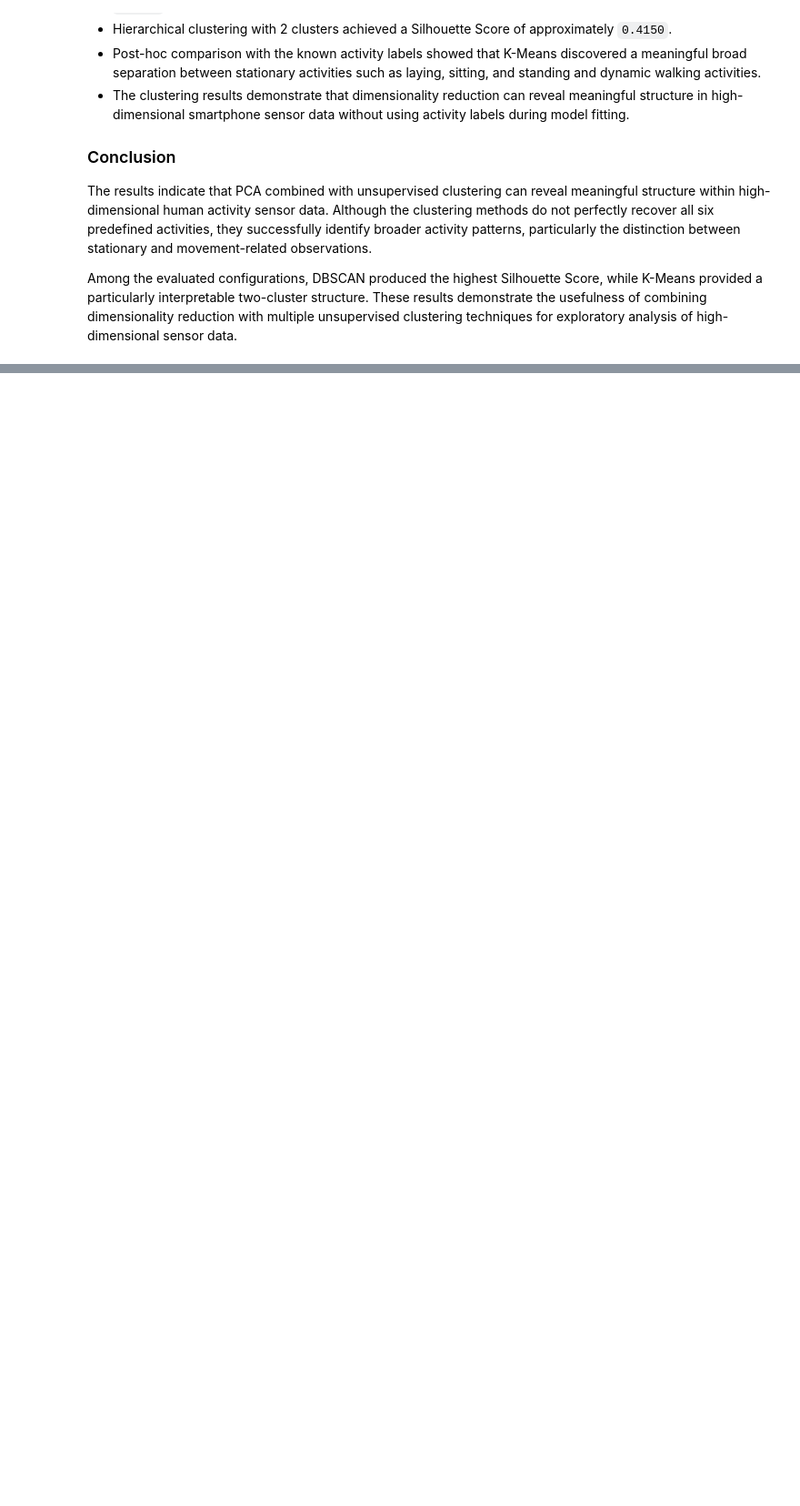
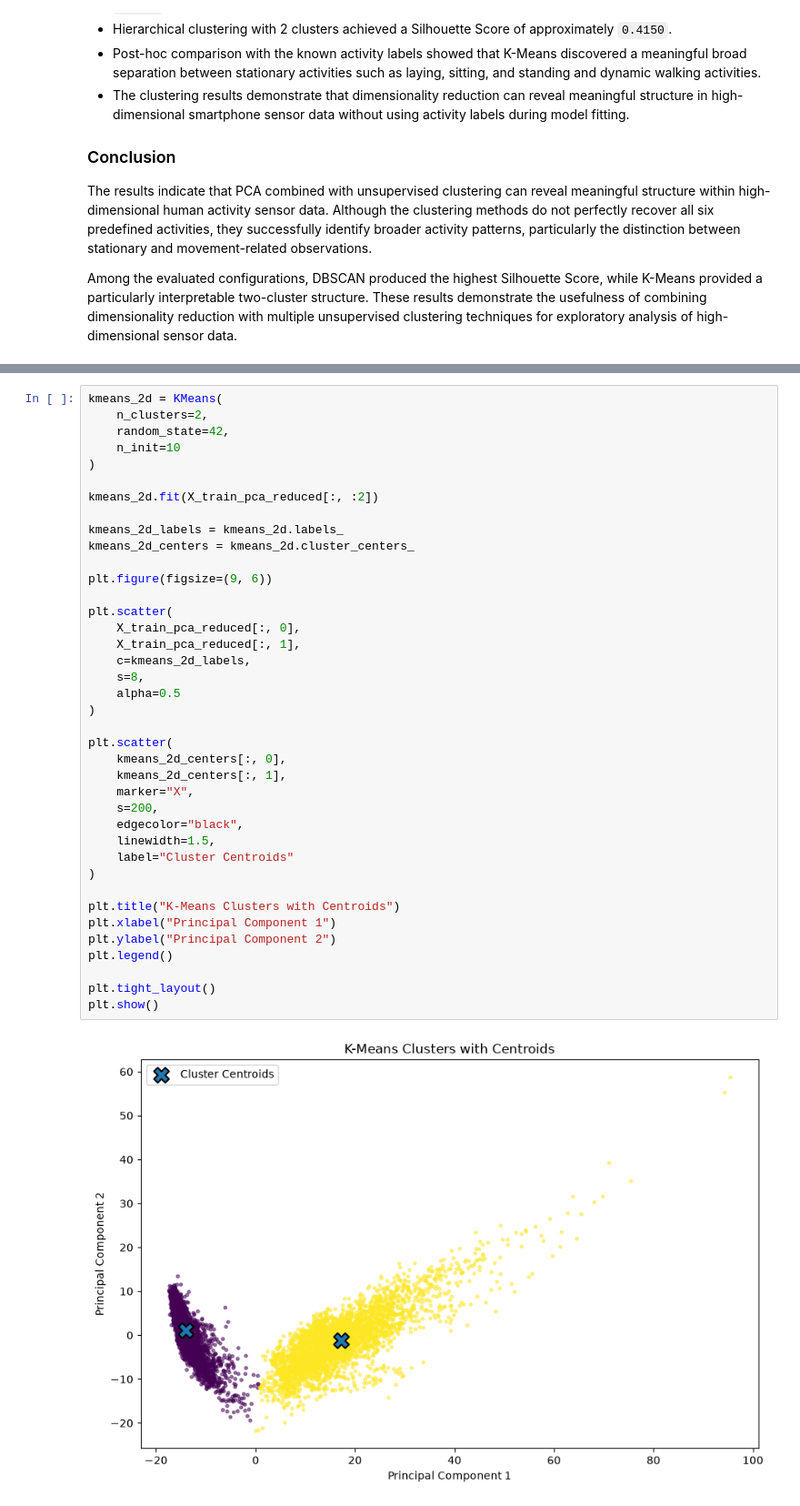
Before and after one commit to Debankumardas/Dimensionality-Reduction-Clustering, a Jupyter notebook: notebooks/dimensionality_reduction_clustering.ipynb, the cells around one changed output, grey strips where cells are left out. Shown at 91% size. Cells and saved outputs as stored; diff of their text form; blank space fills up the shorter version.

```diff
--- a/notebooks/dimensionality_reduction_clustering.ipynb
+++ b/notebooks/dimensionality_reduction_clustering.ipynb
@@ -1275,0 +1322,41 @@ Among the evaluated configurations, DBSCAN produced the highest Silhouette Score
+# %%
+kmeans_2d = KMeans(
+    n_clusters=2,
+    random_state=42,
+    n_init=10
+)
+
+kmeans_2d.fit(X_train_pca_reduced[:, :2])
+
+kmeans_2d_labels = kmeans_2d.labels_
+kmeans_2d_centers = kmeans_2d.cluster_centers_
+
+plt.figure(figsize=(9, 6))
+
+plt.scatter(
+    X_train_pca_reduced[:, 0],
+    X_train_pca_reduced[:, 1],
+    c=kmeans_2d_labels,
+    s=8,
+    alpha=0.5
+)
+
+plt.scatter(
+    kmeans_2d_centers[:, 0],
+    kmeans_2d_centers[:, 1],
+    marker="X",
+    s=200,
+    edgecolor="black",
+    linewidth=1.5,
+    label="Cluster Centroids"
+)
+
+plt.title("K-Means Clusters with Centroids")
+plt.xlabel("Principal Component 1")
+plt.ylabel("Principal Component 2")
+plt.legend()
+
+plt.tight_layout()
+plt.show()
+# %% [output]
+[figure, added]
```
Also changed, not shown: parts of 7 cells of this notebook.
